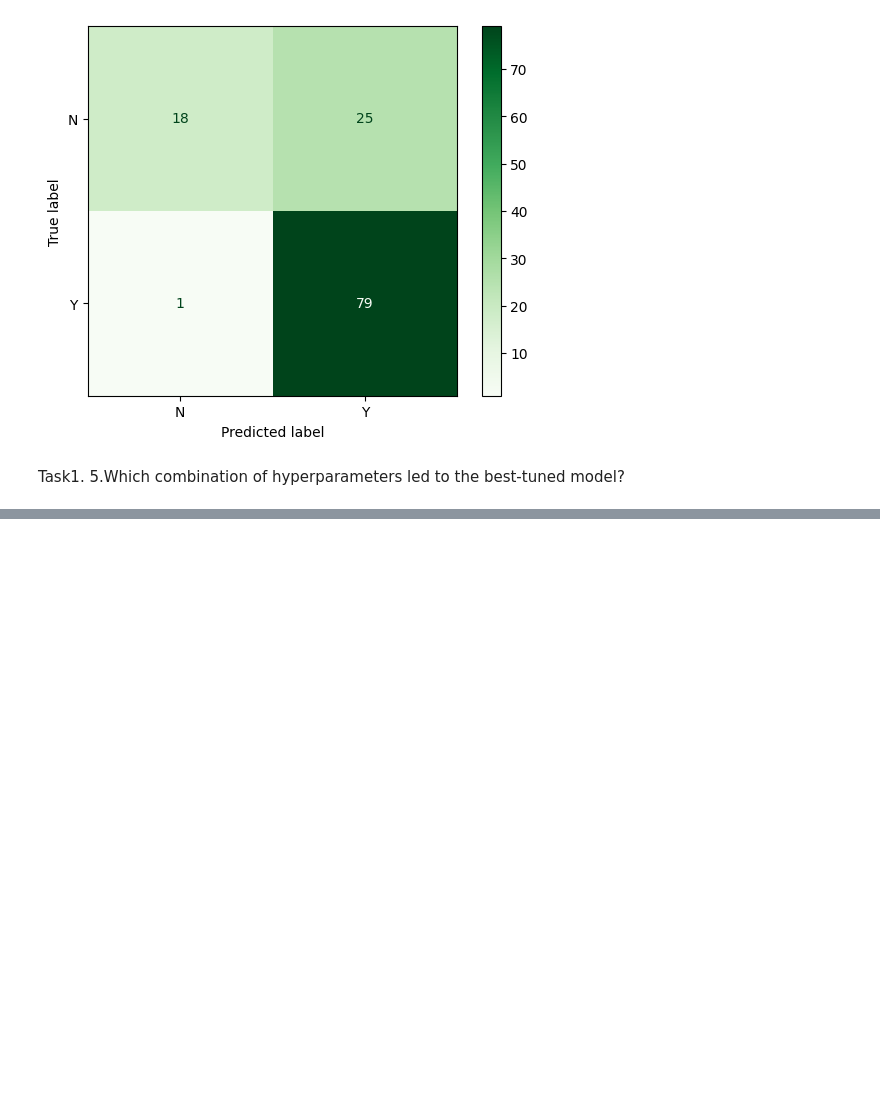
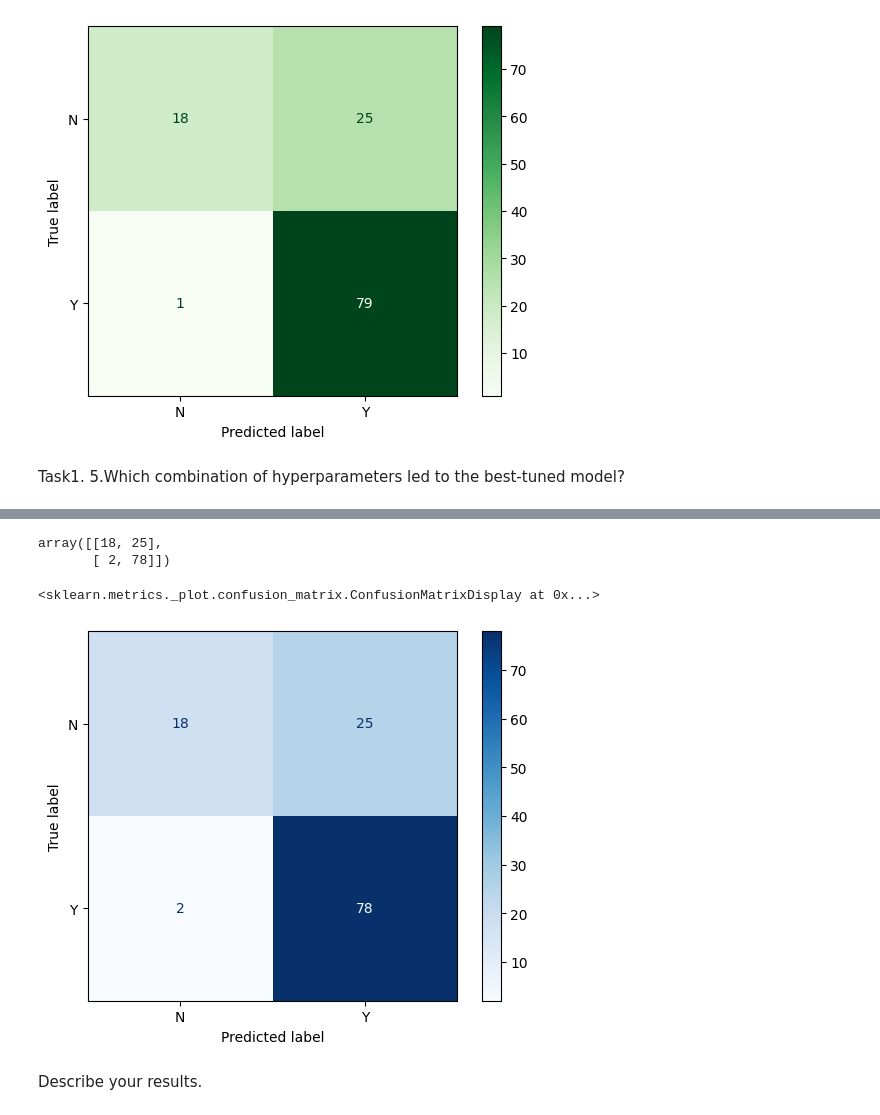
Before and after one commit to ayebaishmo/Loan_ML, a Jupyter notebook: Ayebazibwe_Ishmael.ipynb, the cells around one changed output, grey strips where cells are left out. Cells and saved outputs as stored; diff of their text form; code cells hidden in the pictures; blank space fills up the shorter version.

```diff
--- a/Ayebazibwe_Ishmael.ipynb
+++ b/Ayebazibwe_Ishmael.ipynb
@@ -421,0 +517,13 @@ print(param)
+# %%
+X_train, X_test, y_train, y_test  = train_test_split(X, y, test_size=0.2, random_state=42)
+# %%
+# Since I had already created my Pipeline for feature transformation I will use that
+# This time I am using SVM model in my Pipeline
+svm_pipeline = Pipeline([
+    ('preprocessor', column_transformer),
+    ('svm_classifier', SVC())
+])
+# %%
+# Now I trained the model using train set
+# The Pipeline will handle the transformation and model to be used
+svm_pipeline.fit(X_train, y_train)
@@ -421,0 +548,5 @@ print(param)
+# %%
+# before we evaluate we need to test the model using the test set and get predictions for the test set
+# I don't need to worry about transforming the test set since the pipeline has both the model and the column tranformer
+svm_predit = svm_pipeline.predict(X_test)
+svm_predit
@@ -421,0 +576,12 @@ print(param)
+# %%
+confusion_matrix(y_test, svm_predit)
+# %% [output]
+array([[18, 25],
+       [ 2, 78]])
+# %%
+ConfusionMatrixDisplay.from_predictions(y_test, svm_predit, cmap="Blues")
+# %% [output]
+<sklearn.metrics._plot.confusion_matrix.ConfusionMatrixDisplay at 0x...>
+[figure, added]
+# %% [markdown]
+Describe your results.
```
Also changed, not shown: parts of 36 cells of this notebook.
